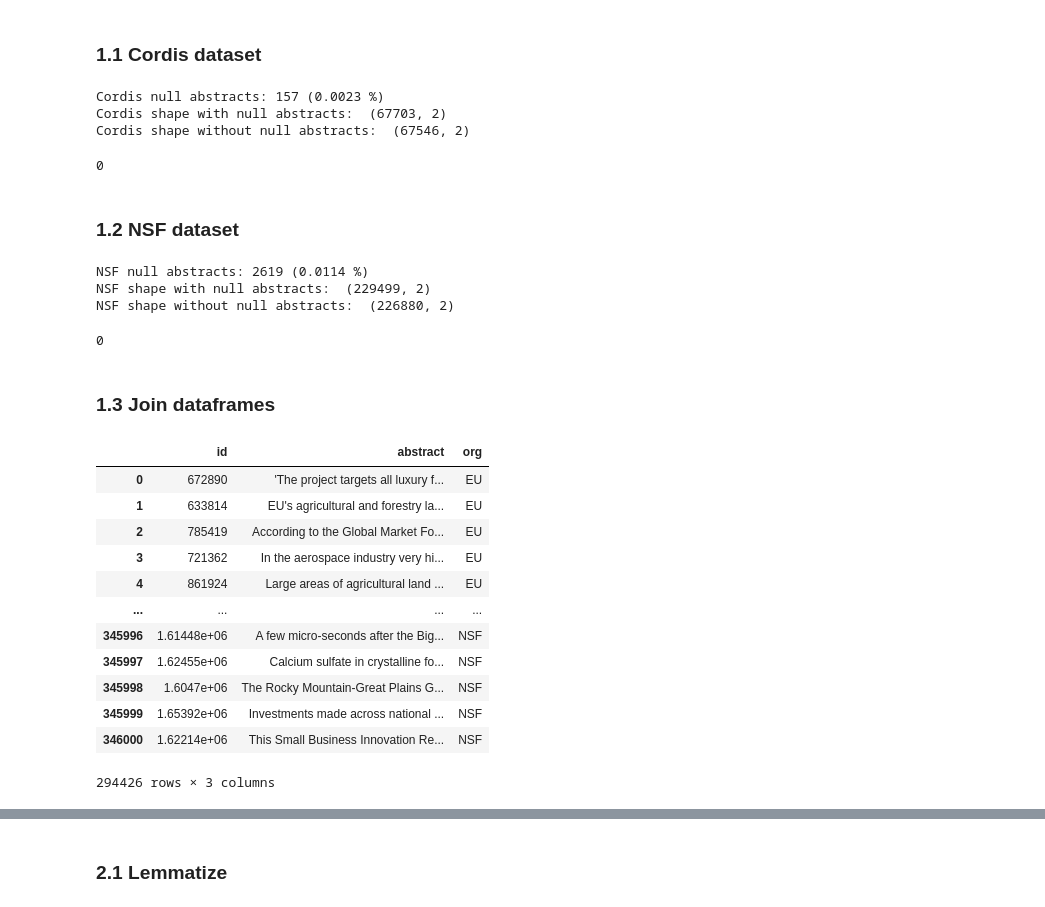
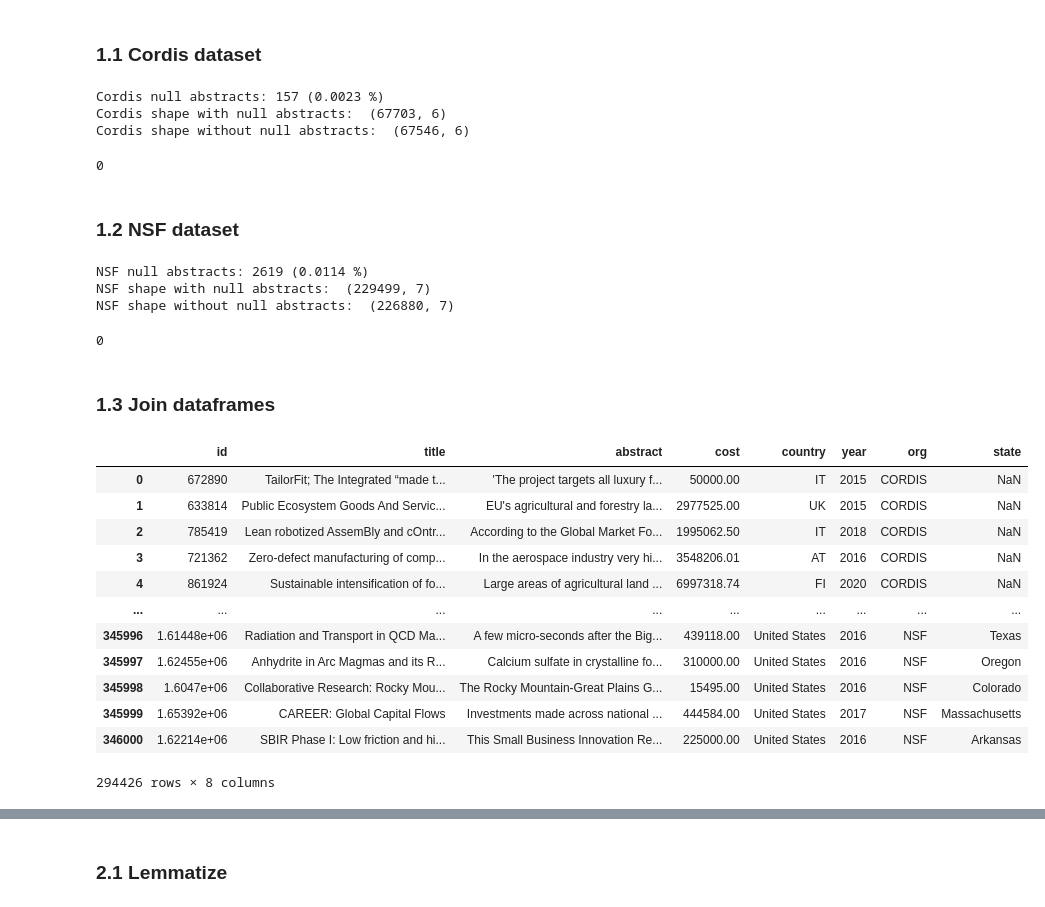
Before and after one commit to celiaromero/mythesis, a Jupyter notebook: topic_modeling.ipynb, the cells around one changed output, grey strips where cells are left out. Cells and saved outputs as stored; diff of their text form; code cells hidden in the pictures.

```diff
--- a/topic_modeling.ipynb
+++ b/topic_modeling.ipynb
@@ -39,7 +39,7 @@ Read CSVs corresponding to Cordis and NSF datasets. Only the columns of interest
 # %% [markdown]
 ### 1.1 Cordis dataset
 # %%
-cordis = pd.read_csv("data/cordis/cordis.csv",usecols=['id','objective'])
+cordis = pd.read_csv("data/cordis/cordis.csv",usecols=['id','objective','ecMaxContribution','coordinatorCountry','startYear','title'])
 
 print('Cordis null abstracts: %d (%.4f %%)' % (cordis['objective'].isnull().sum(),cordis['objective'].isnull().sum()/cordis.shape[0]))
 print('Cordis shape with null abstracts: ',cordis.shape)
@@ -48,13 +48,13 @@ print('Cordis shape without null abstracts: ',cordis.shape)
 cordis['objective'].isnull().sum()
 # %% [output]
 Cordis null abstracts: 157 (0.0023 %)
-Cordis shape with null abstracts:  (67703, 2)
-Cordis shape without null abstracts:  (67546, 2)
+Cordis shape with null abstracts:  (67703, 6)
+Cordis shape without null abstracts:  (67546, 6)
 0
 # %% [markdown]
 ### 1.2 NSF dataset
 # %%
-nsf = pd.read_csv('data/nsf/nsf.csv',usecols=['AwardID','AbstractNarration'])
+nsf = pd.read_csv('data/nsf/nsf.csv',usecols=['AwardID','AbstractNarration','AwardAmount','CountryName','StateName','awardEffectiveYear','AwardTitle'])
 nsf = nsf.drop_duplicates()
 print('NSF null abstracts: %d (%.4f %%)' % (nsf['AbstractNarration'].isnull().sum(),nsf['AbstractNarration'].isnull().sum()/nsf.shape[0]))
 print('NSF shape with null abstracts: ',nsf.shape)
@@ -63,37 +63,38 @@ print('NSF shape without null abstracts: ',nsf.shape)
 nsf['AbstractNarration'].isnull().sum()
 # %% [output]
 NSF null abstracts: 2619 (0.0114 %)
-NSF shape with null abstracts:  (229499, 2)
-NSF shape without null abstracts:  (226880, 2)
+NSF shape with null abstracts:  (229499, 7)
+NSF shape without null abstracts:  (226880, 7)
 0
 # %% [markdown]
 ### 1.3 Join dataframes
 # %%
 # Add column with source of documents
-cordis['org'] = 'EU'
+cordis['org'] = 'CORDIS'
 nsf['org'] = 'NSF'
 
 # Rename columns to match headers later
-cordis = cordis.rename(columns={'objective':'abstract'})
-nsf = nsf.rename(columns={'AwardID':'id','AbstractNarration':'abstract'})
+cordis = cordis.rename(columns={'objective':'abstract','ecMaxContribution':'cost','coordinatorCountry':'country','startYear':'year'})
+nsf = nsf.rename(columns={'AwardID':'id','AbstractNarration':'abstract','AwardAmount':'cost',
+                          'CountryName':'country','StateName':'state','awardEffectiveYear':'year','AwardTitle':'title'})
 
 # Join dataframes into 1
 corpusdata = cordis.append(nsf)
 corpusdata
 # %% [output]
-|  | id | abstract | org |
-| 0 | 672890 | 'The project targets all luxury f... | EU |
-| 1 | 633814 | EU's agricultural and forestry la... | EU |
-| 2 | 785419 | According to the Global Market Fo... | EU |
-| 3 | 721362 | In the aerospace industry very hi... | EU |
-| 4 | 861924 | Large areas of agricultural land ... | EU |
-| ... | ... | ... | ... |
-| 345996 | 1.61448e+06 | A few micro-seconds after the Big... | NSF |
-| 345997 | 1.62455e+06 | Calcium sulfate in crystalline fo... | NSF |
-| 345998 | 1.6047e+06 | The Rocky Mountain-Great Plains G... | NSF |
-| 345999 | 1.65392e+06 | Investments made across national ... | NSF |
-| 346000 | 1.62214e+06 | This Small Business Innovation Re... | NSF |
+|  | id | title | abstract | cost | country | year | org | state |
+| 0 | 672890 | TailorFit; The Integrated “made t... | 'The project targets all luxury f... | 50000.00 | IT | 2015 | CORDIS | NaN |
+| 1 | 633814 | Public Ecosystem Goods And Servic... | EU's agricultural and forestry la... | 2977525.00 | UK | 2015 | CORDIS | NaN |
+| 2 | 785419 | Lean robotized AssemBly and cOntr... | According to the Global Market Fo... | 1995062.50 | IT | 2018 | CORDIS | NaN |
+| 3 | 721362 | Zero-defect manufacturing of comp... | In the aerospace industry very hi... | 3548206.01 | AT | 2016 | CORDIS | NaN |
+| 4 | 861924 | Sustainable intensification of fo... | Large areas of agricultural land ... | 6997318.74 | FI | 2020 | CORDIS | NaN |
+| ... | ... | ... | ... | ... | ... | ... | ... | ... |
+| 345996 | 1.61448e+06 | Radiation and Transport in QCD Ma... | A few micro-seconds after the Big... | 439118.00 | United States | 2016 | NSF | Texas |
+| 345997 | 1.62455e+06 | Anhydrite in Arc Magmas and its R... | Calcium sulfate in crystalline fo... | 310000.00 | United States | 2016 | NSF | Oregon |
+| 345998 | 1.6047e+06 | Collaborative Research: Rocky Mou... | The Rocky Mountain-Great Plains G... | 15495.00 | United States | 2016 | NSF | Colorado |
+| 345999 | 1.65392e+06 | CAREER: Global Capital Flows | Investments made across national ... | 444584.00 | United States | 2017 | NSF | Massachusetts |
+| 346000 | 1.62214e+06 | SBIR Phase I: Low friction and hi... | This Small Business Innovation Re... | 225000.00 | United States | 2016 | NSF | Arkansas |
-294426 rows × 3 columns
+294426 rows × 8 columns
 # %%
 corpusdata.org.value_counts()
 # %% [output]
```
Also changed, not shown: parts of 52 cells of this notebook, 3 other files.
